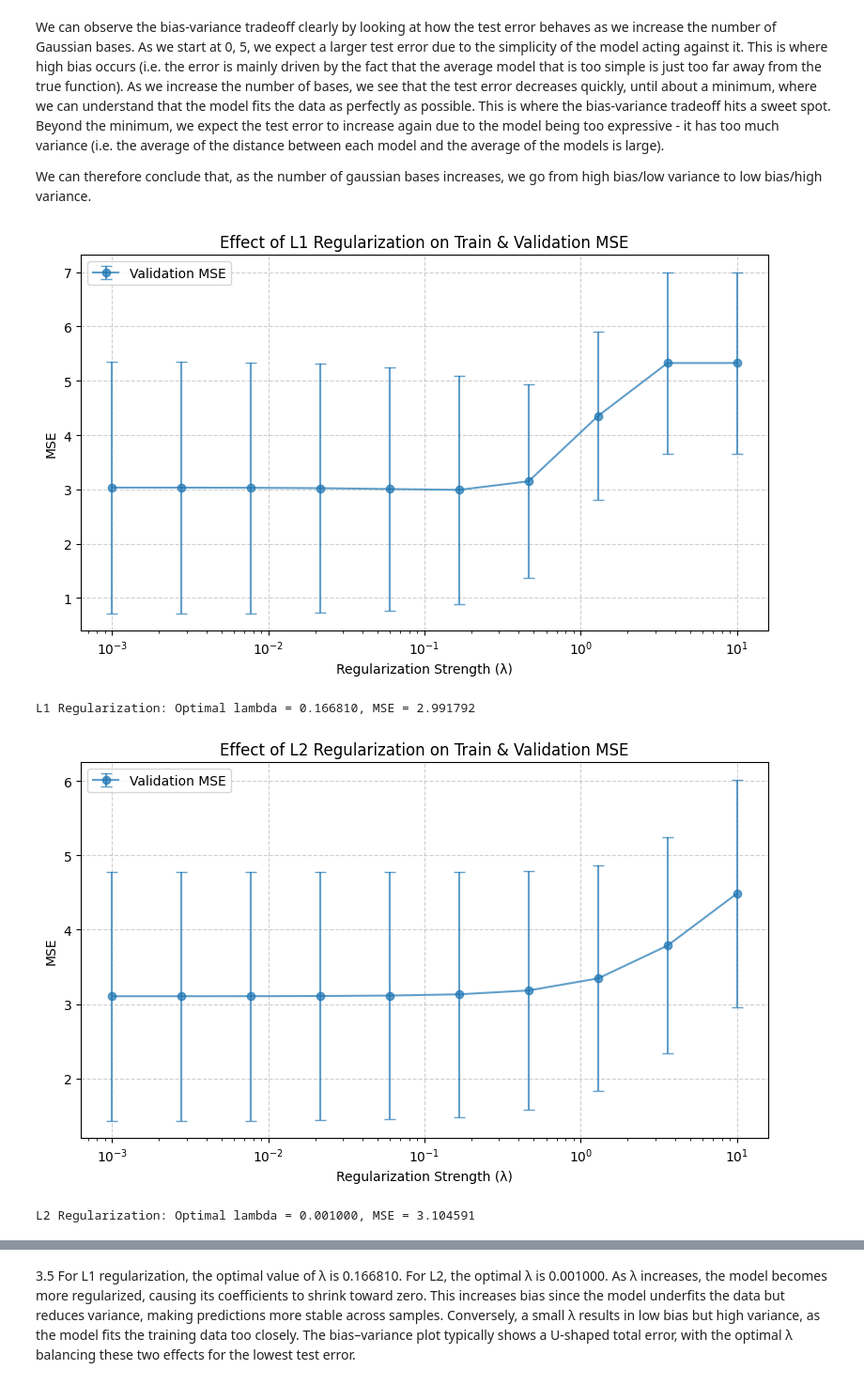
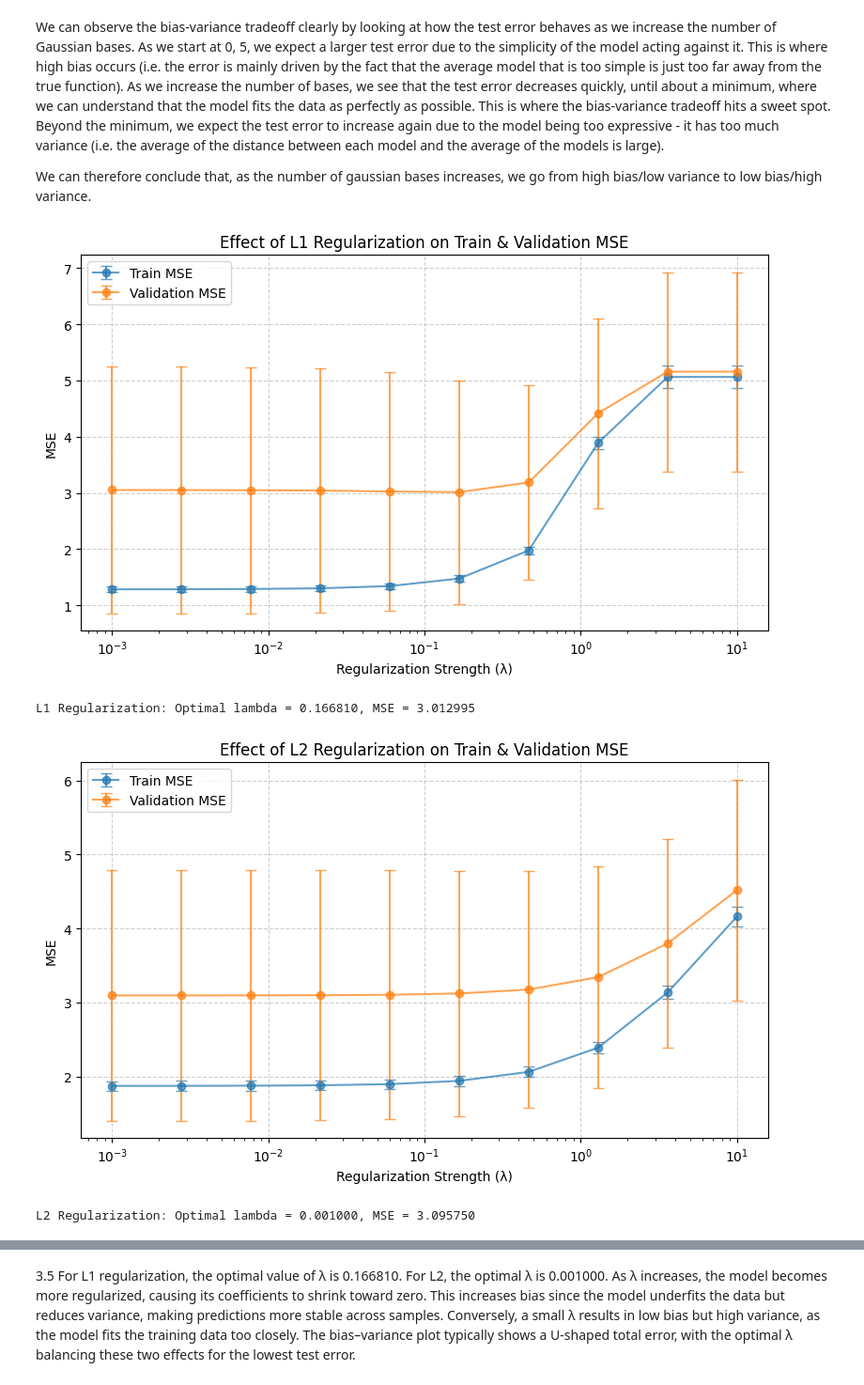
Before and after one commit to Steev3n/COMP551-F25, a Jupyter notebook: A2/A2code.ipynb, the cells around one changed output, grey strips where cells are left out. Shown at 94% size. Saved outputs shown, nothing was run; the diff lists cells and outputs as text; code cells hidden in the pictures.

Commit message:
added train error back

```diff
--- a/A2/A2code.ipynb
+++ b/A2/A2code.ipynb
@@ -591,38 +591,38 @@ for reg_type in ["L1", "L2"]:
         lambdas = lambdas[idx]
         train_mse, train_std = train_mse[idx], train_std[idx]
         val_mse, val_std = val_mse[idx], val_std[idx]
 
         all_train_means.append(train_mse)
         all_val_means.append(val_mse)
         all_train_stds.append(train_std)
         all_val_stds.append(val_std)
 
     avg_train_mean = np.mean(all_train_means, axis=0)
     avg_val_mean = np.mean(all_val_means, axis=0)
     avg_train_std = np.mean(all_train_stds, axis=0)
     avg_val_std = np.mean(all_val_stds, axis=0)
 
     # Plot
     plt.figure(figsize=(8,5))
     # plt.errorbar(lambdas, train_mse, yerr=train_std, fmt='-o', capsize=4, label='Train MSE')
-    #plt.errorbar(lambdas, avg_train_mean, yerr=avg_train_std, fmt='-o', capsize=4, label='Train MSE', alpha=0.7)
+    plt.errorbar(lambdas, avg_train_mean, yerr=avg_train_std, fmt='-o', capsize=4, label='Train MSE', alpha=0.7)
     plt.errorbar(lambdas, avg_val_mean, yerr=avg_val_std, fmt='-o', capsize=4, label='Validation MSE', alpha=0.7)
 
     plt.xscale('log')
     plt.xlabel('Regularization Strength (λ)')
     plt.ylabel('MSE')
     plt.title(f"Effect of {reg_type} Regularization on Train & Validation MSE")
     plt.legend()
     plt.grid(True, linestyle='--', alpha=0.6)
     plt.tight_layout()
     plt.show()
     best_lambda, best_mse = select_best_lambda_simple(lambdas, avg_val_mean)
     print(f"{reg_type} Regularization: Optimal lambda = {best_lambda:.6f}, MSE = {best_mse:.6f}")
 # %% [output]
-[figure, old version]
+[figure, new version]
-L1 Regularization: Optimal lambda = 0.166810, MSE = 2.991792
+L1 Regularization: Optimal lambda = 0.166810, MSE = 3.012995
-[figure, old version]
+[figure, new version]
-L2 Regularization: Optimal lambda = 0.001000, MSE = 3.104591
+L2 Regularization: Optimal lambda = 0.001000, MSE = 3.095750
 # %%
 from enum import Enum
 
```
Also changed, not shown: parts of 6 cells of this notebook.
